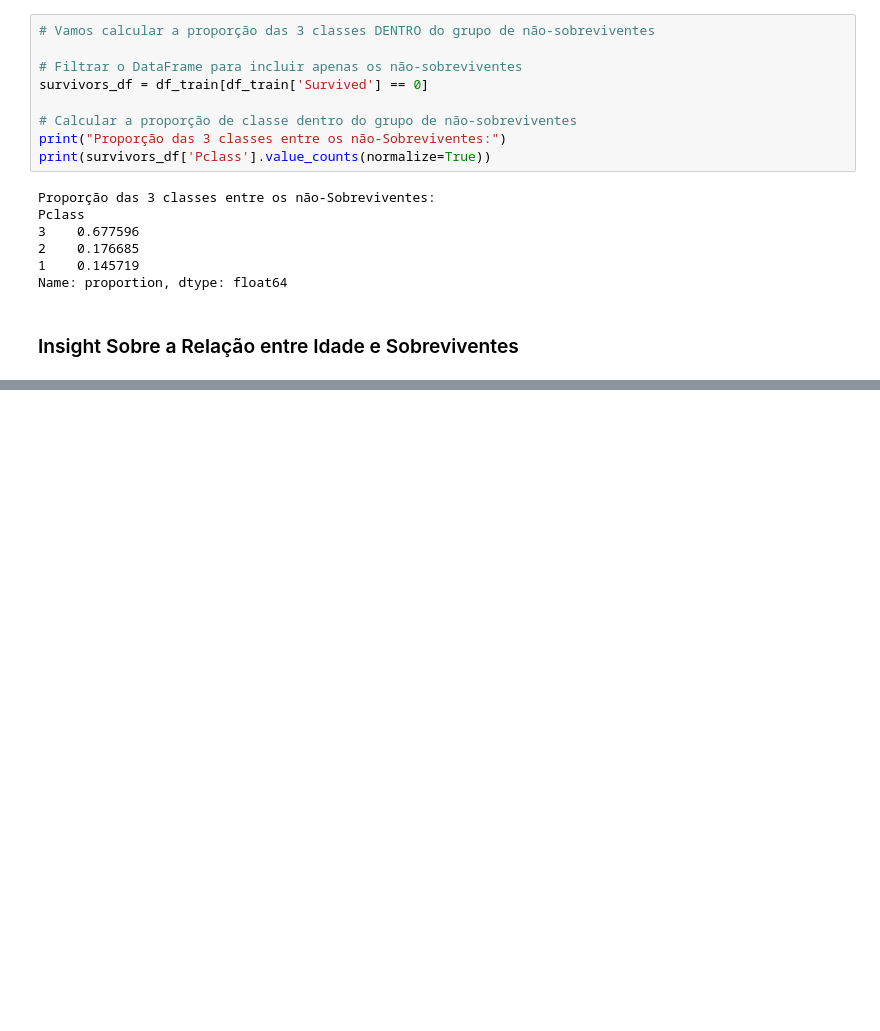
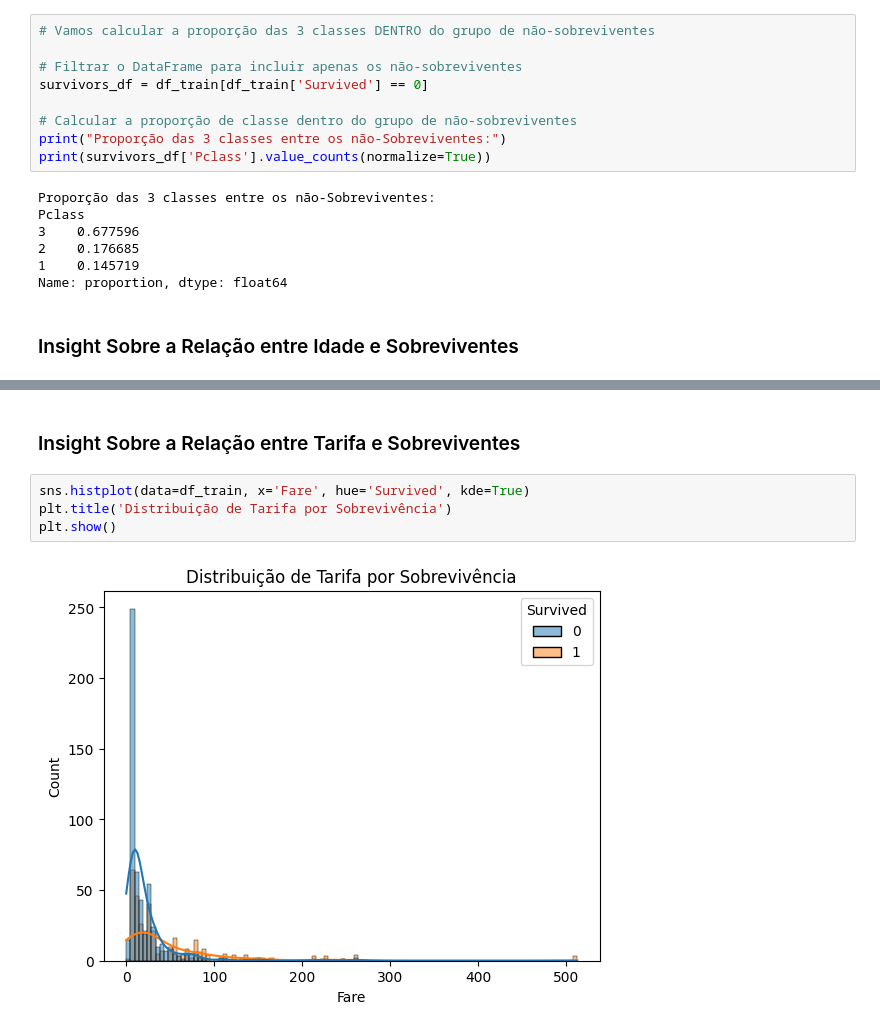
Before and after one commit to Nicholas-UFC/Titanic, a Jupyter notebook: Titanic.ipynb, the cells around one changed output, grey strips where cells are left out. Saved outputs shown, nothing was run; the diff lists cells and outputs as text; blank space fills up the shorter version.

```diff
--- a/Titanic.ipynb
+++ b/Titanic.ipynb
@@ -359,0 +342,8 @@ print(survivors_df['Pclass'].value_counts(normalize=True))
+# %% [markdown]
+### Insight Sobre a Relação entre Tarifa e Sobreviventes
+# %%
+sns.histplot(data=df_train, x='Fare', hue='Survived', kde=True)
+plt.title('Distribuição de Tarifa por Sobrevivência')
+plt.show()
+# %% [output]
+[figure, added]
```
Also changed, not shown: parts of 7 cells of this notebook.
